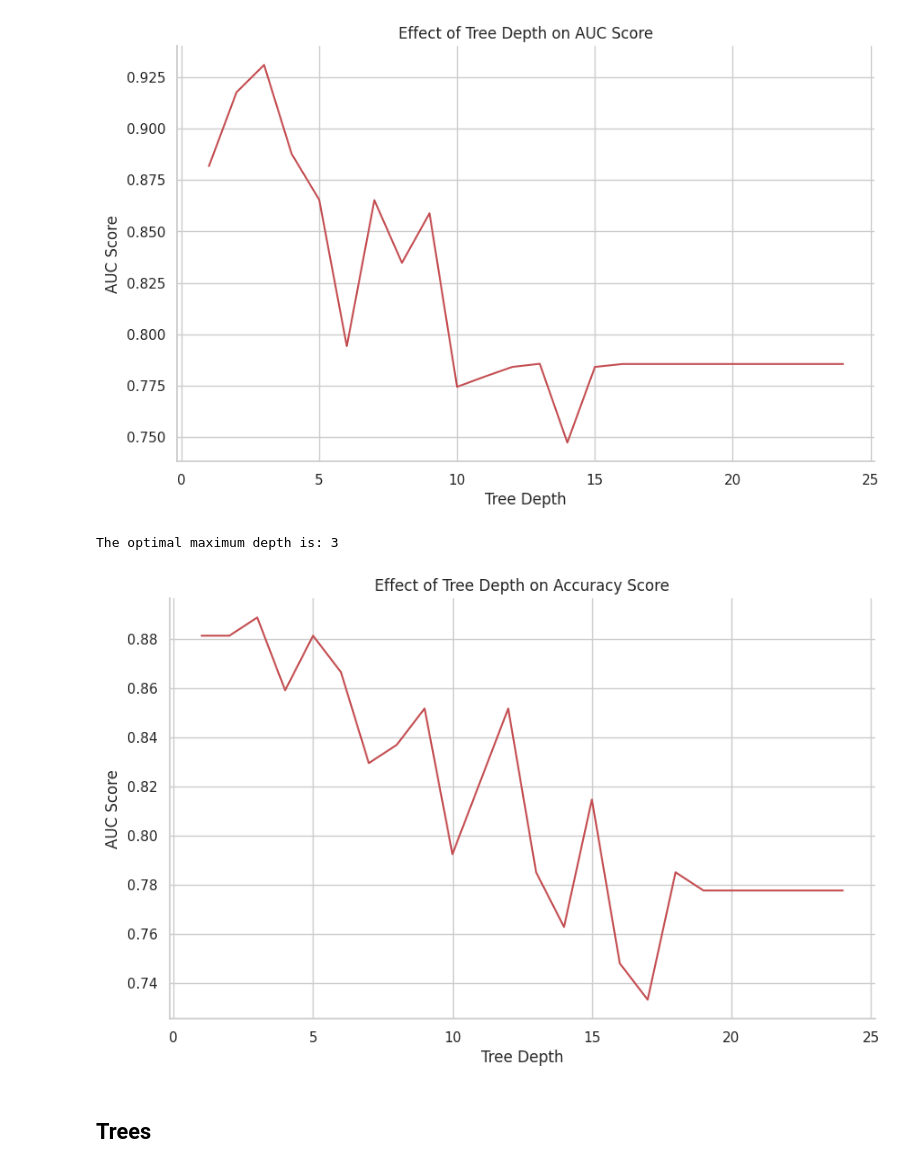
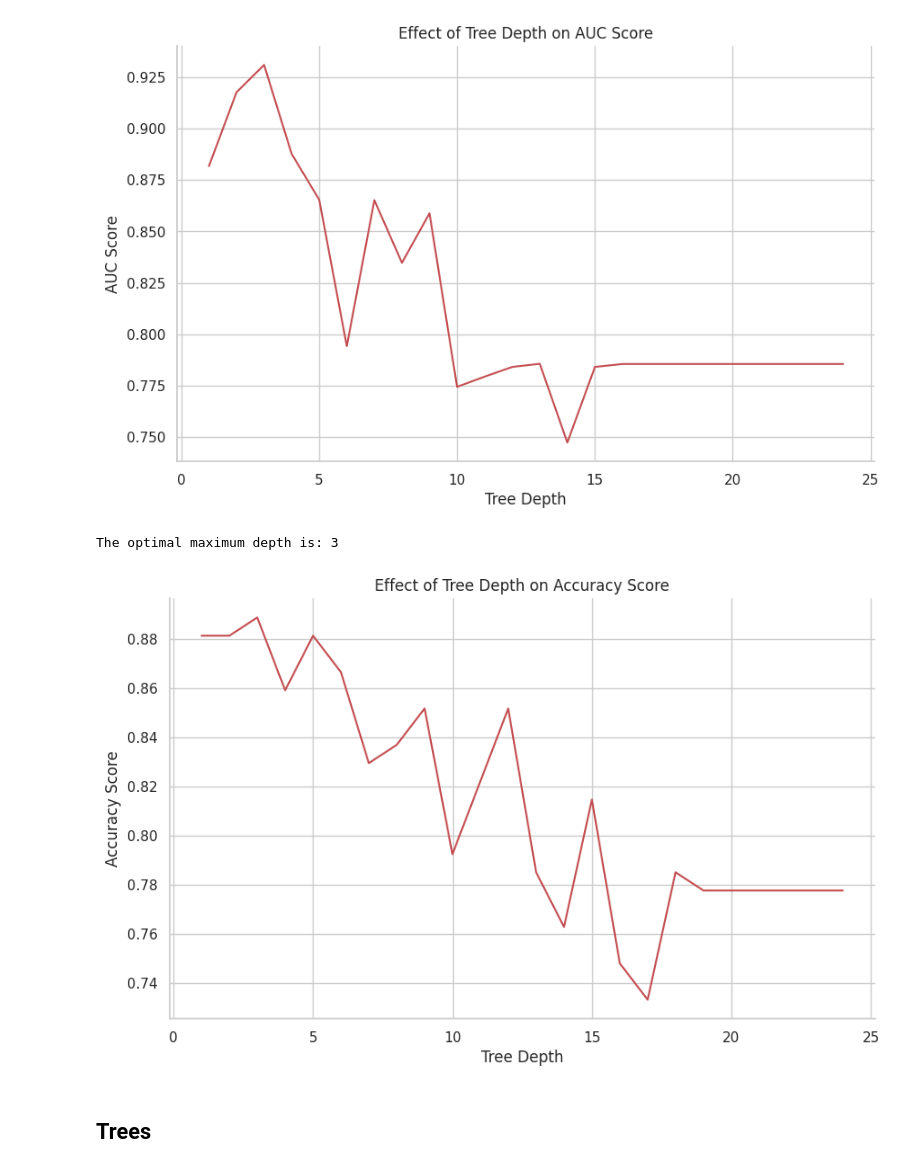
Before and after one commit to neiios/dtmm-task-4, a Jupyter notebook: dts.ipynb, the cells around one changed output. Saved outputs shown, nothing was run; the diff lists cells and outputs as text; code cells hidden in the pictures.

Commit message:
Fix label

```diff
--- a/dts.ipynb
+++ b/dts.ipynb
@@ -148,36 +148,36 @@ for max_depth in max_depths:
     max_features=best_params_accuracy["max_features"],
     splitter=best_params_accuracy["splitter"],
     criterion=best_params_accuracy["criterion"])
 
     dt.fit(X_train, y_train)
 
     validation_pred = dt.predict(X_validation)
     validation_accuracy = accuracy_score(y_validation, validation_pred)
     validation_results.append(validation_accuracy)
 
 best_validation_accuracy = max(validation_results)
 
 best_max_depth = max_depths[validation_results.index(best_validation_accuracy)]
 
 print("The optimal maximum depth is:", best_max_depth)
 
 sns.set(style="whitegrid")
 plt.figure(figsize=(10, 6))
 
-plt.plot(max_depths, validation_results, 'r', label="Validation AUC")
+plt.plot(max_depths, validation_results, 'r', label="Validation Accuracy")
 
 plt.title('Effect of Tree Depth on Accuracy Score')
-plt.ylabel('AUC Score')
+plt.ylabel('Accuracy Score')
 plt.xlabel('Tree Depth')
 
 ax = plt.gca()
 ax.spines['top'].set_visible(False)
 ax.spines['right'].set_visible(False)
 
 plt.show()
 # %% [output]
 The optimal maximum depth is: 3
-[figure, old version]
+[figure, new version]
 # %% [markdown]
 ## Trees
 # %%
```
